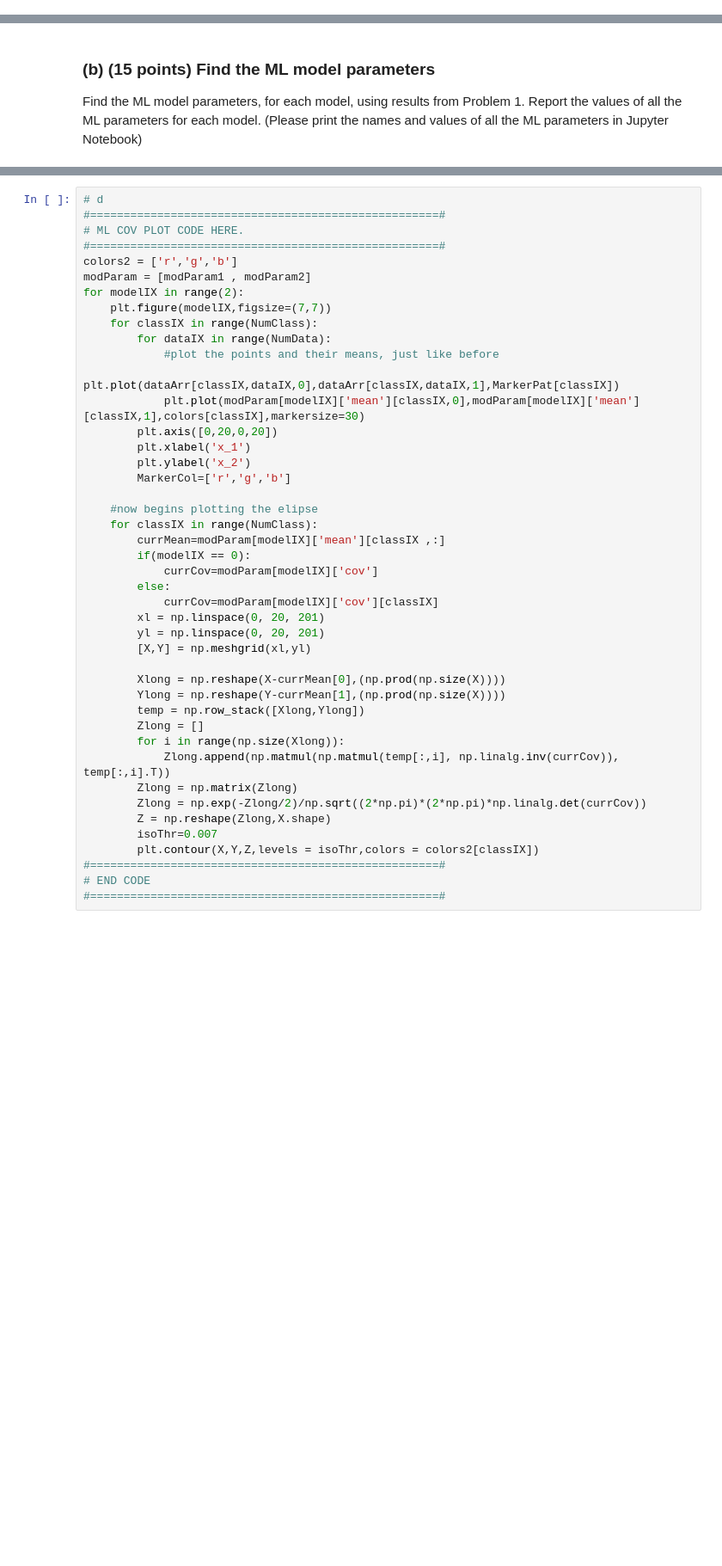
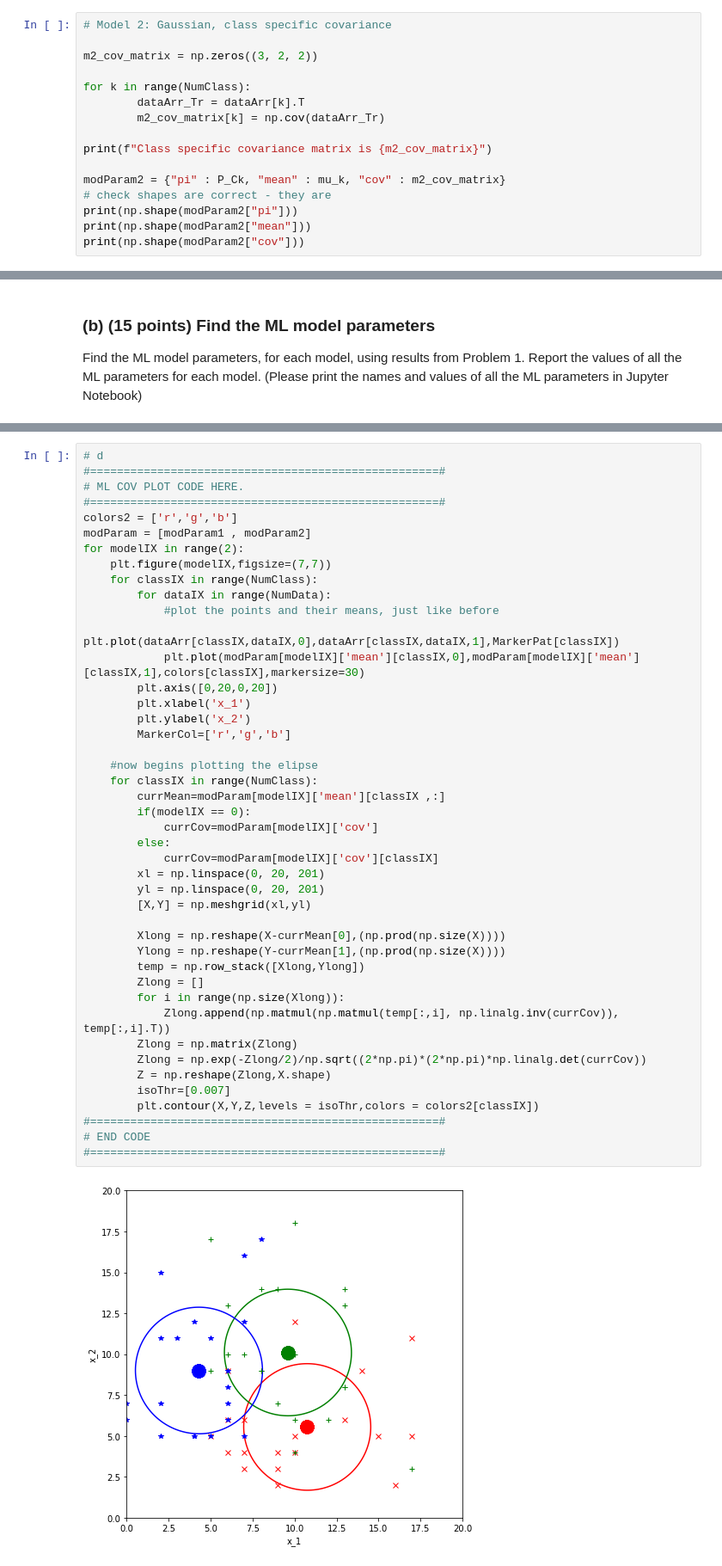
Before and after one commit to sofiagilardini/UCLA_243A, a Jupyter notebook: hw4/hw4p3.ipynb, the cells around one changed output, grey strips where cells are left out. Shown at 86% size. Cells and saved outputs as stored; diff of their text form; blank space fills up the shorter version.

```diff
--- a/hw4/hw4p3.ipynb
+++ b/hw4/hw4p3.ipynb
@@ -123,0 +196,16 @@ for k in NumClass:
+# %%
+# Model 2: Gaussian, class specific covariance
+
+m2_cov_matrix = np.zeros((3, 2, 2))
+
+for k in range(NumClass):
+        dataArr_Tr = dataArr[k].T
+        m2_cov_matrix[k] = np.cov(dataArr_Tr)
+
+print(f"Class specific covariance matrix is {m2_cov_matrix}")
+
+modParam2 = {"pi" : P_Ck, "mean" : mu_k, "cov" : m2_cov_matrix}
+# check shapes are correct - they are
+print(np.shape(modParam2["pi"]))
+print(np.shape(modParam2["mean"]))
+print(np.shape(modParam2["cov"]))
@@ -250,31 +376,33 @@ for modelIX in range(2):
             plt.plot(modParam[modelIX]['mean'][classIX,0],modParam[modelIX]['mean'][classIX,1],colors[classIX],markersize=30)
         plt.axis([0,20,0,20])
         plt.xlabel('x_1')
         plt.ylabel('x_2')
         MarkerCol=['r','g','b']
 
     #now begins plotting the elipse
     for classIX in range(NumClass):
         currMean=modParam[modelIX]['mean'][classIX ,:]
         if(modelIX == 0):
             currCov=modParam[modelIX]['cov']
         else:
             currCov=modParam[modelIX]['cov'][classIX]
         xl = np.linspace(0, 20, 201)
         yl = np.linspace(0, 20, 201)
         [X,Y] = np.meshgrid(xl,yl)
 
         Xlong = np.reshape(X-currMean[0],(np.prod(np.size(X))))
         Ylong = np.reshape(Y-currMean[1],(np.prod(np.size(X))))
         temp = np.row_stack([Xlong,Ylong])
         Zlong = []
         for i in range(np.size(Xlong)):
             Zlong.append(np.matmul(np.matmul(temp[:,i], np.linalg.inv(currCov)), temp[:,i].T))
         Zlong = np.matrix(Zlong)
         Zlong = np.exp(-Zlong/2)/np.sqrt((2*np.pi)*(2*np.pi)*np.linalg.det(currCov))
         Z = np.reshape(Zlong,X.shape)
-        isoThr=0.007
+        isoThr=[0.007]
         plt.contour(X,Y,Z,levels = isoThr,colors = colors2[classIX])
 #====================================================#
 # END CODE
 #====================================================#
+# %% [output]
+[figure, added]
```
Also changed, not shown: parts of 11 cells of this notebook.
